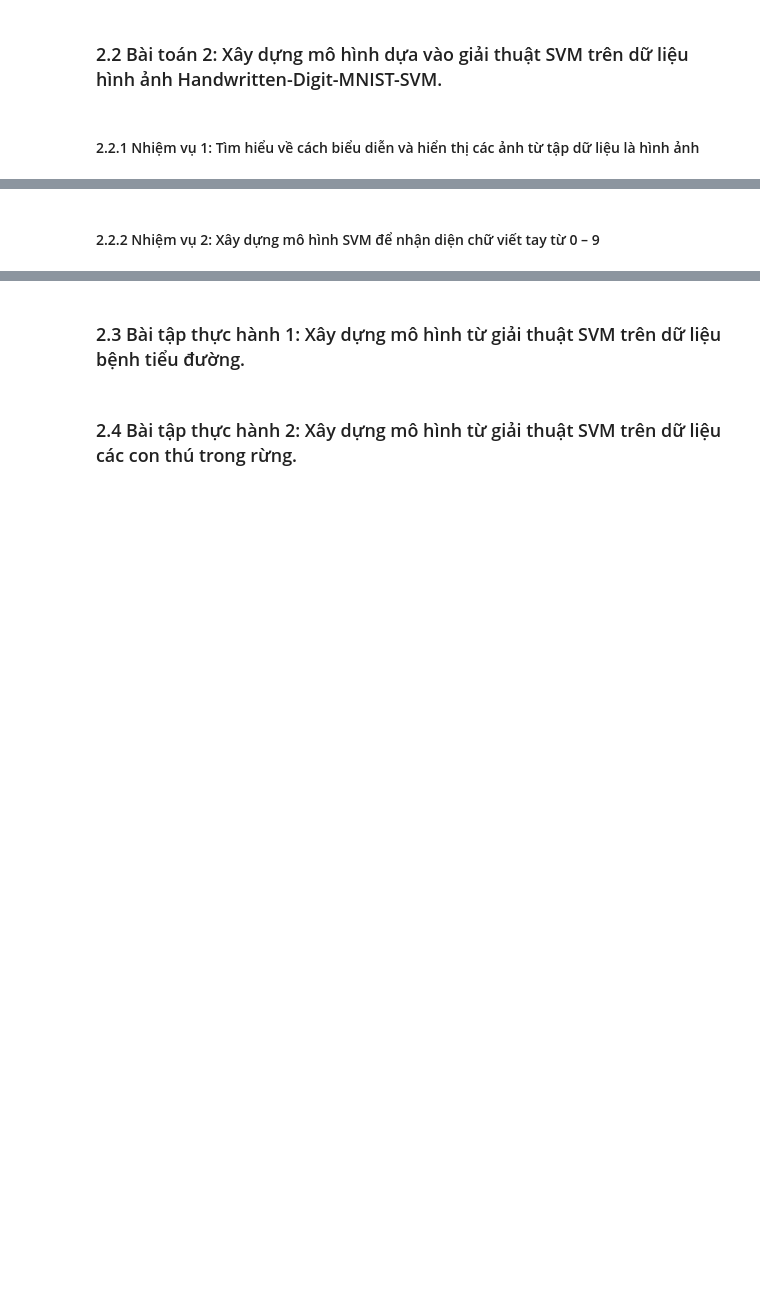
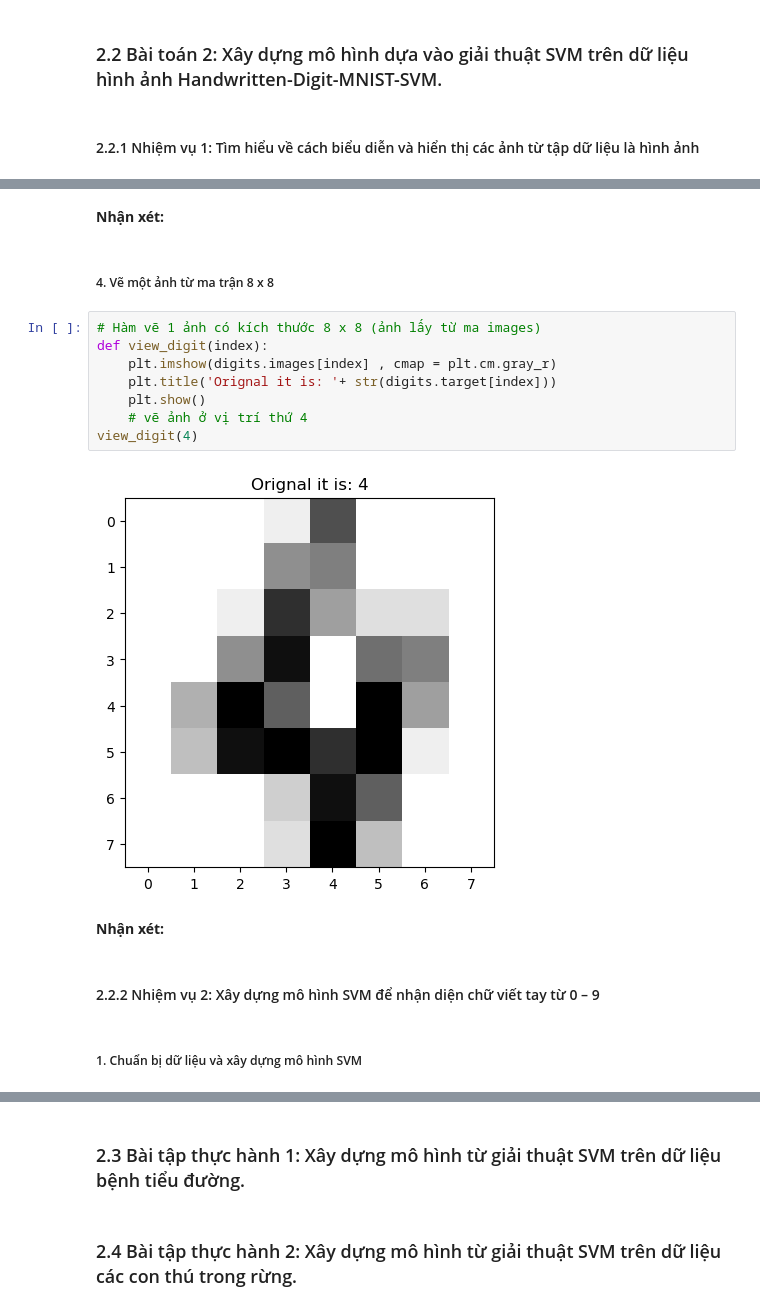
Before and after one commit to aquattda/LTT_DA, a Jupyter notebook: DA/DA06/2.2/2_2.ipynb, the cells around one changed output, grey strips where cells are left out. Drawn from its saved outputs; the diff is of its cells as text; blank space fills up the shorter version.

```diff
--- a/DA/DA06/2.2/2_2.ipynb
+++ b/DA/DA06/2.2/2_2.ipynb
@@ -40,2 +272,20 @@ quan trọng?
+# %% [markdown]
+**Nhận xét:**
+# %% [markdown]
+##### 4. Vẽ một ảnh từ ma trận 8 x 8
+# %%
+# Hàm vẽ 1 ảnh có kích thước 8 x 8 (ảnh lấy từ ma images)
+def view_digit(index):
+    plt.imshow(digits.images[index] , cmap = plt.cm.gray_r)
+    plt.title('Orignal it is: '+ str(digits.target[index]))
+    plt.show()
+    # vẽ ảnh ở vị trí thứ 4
+view_digit(4)
+# %% [output]
+[figure, added]
+# %% [markdown]
+**Nhận xét:**
 # %% [markdown]
 #### 2.2.2 Nhiệm vụ 2: Xây dựng mô hình SVM để nhận diện chữ viết tay từ 0 – 9
+# %% [markdown]
+##### 1. Chuẩn bị dữ liệu và xây dựng mô hình SVM
```
Also changed, not shown: parts of 36 cells of this notebook, 9 other files.
